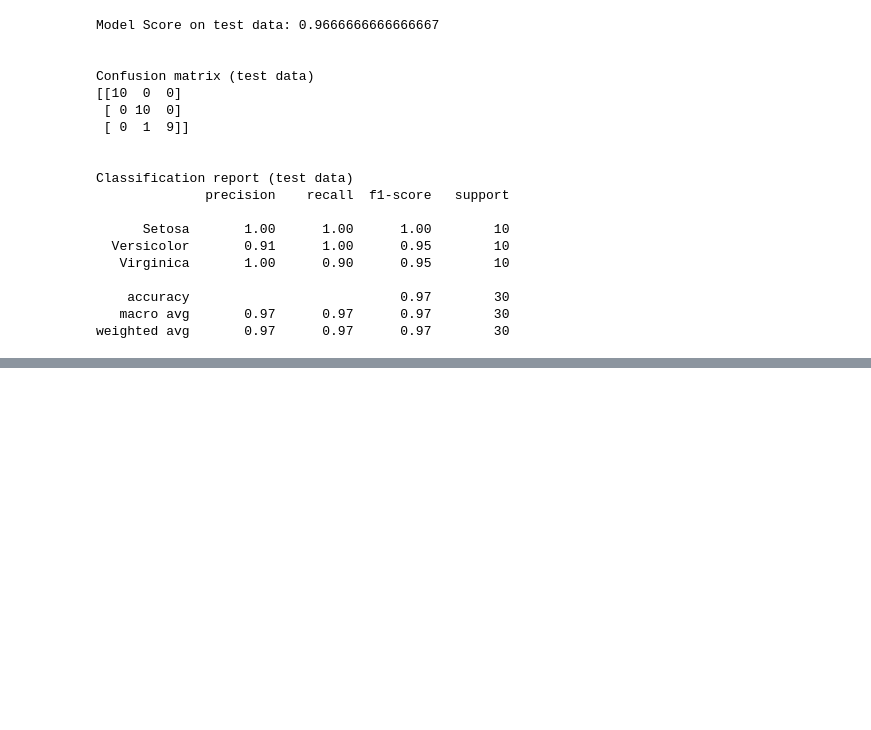
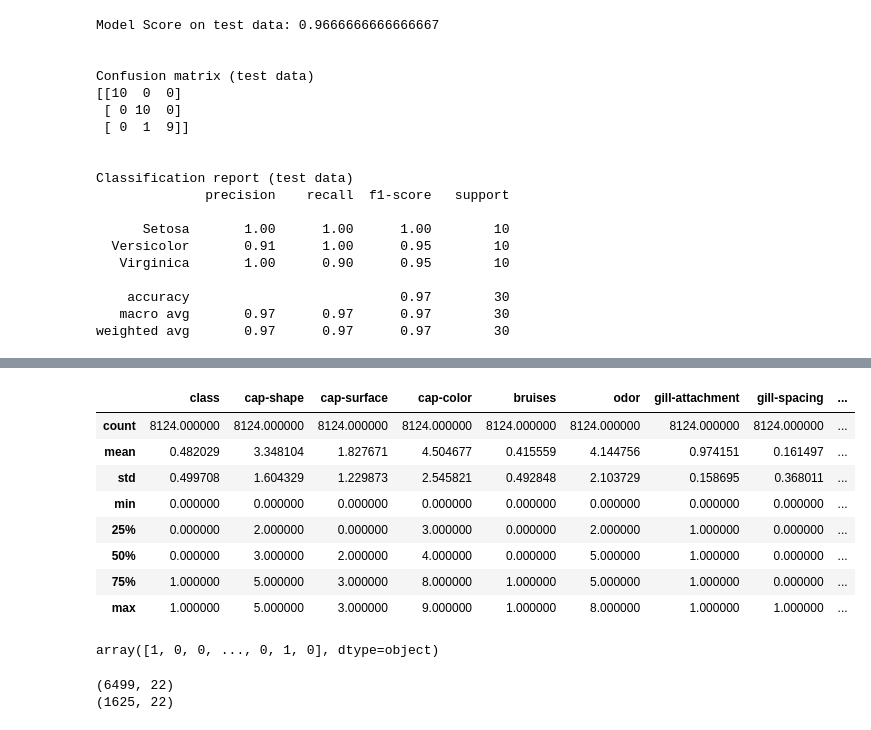
Before and after one commit to dheerajrathee/IADS_SummerSchool_2019, a Jupyter notebook: GradientBoostingClassifier_IADS2019.ipynb, the cells around one changed output, grey strips where cells are left out. Saved outputs shown, nothing was run; the diff lists cells and outputs as text; code cells hidden in the pictures; blank space fills up the shorter version.

```diff
--- a/GradientBoostingClassifier_IADS2019.ipynb
+++ b/GradientBoostingClassifier_IADS2019.ipynb
@@ -197,0 +213,3 @@ weighted avg       0.97      0.97      0.97        30
+# %%
+#load data
+mushData = pd.read_csv('mushrooms.csv')
@@ -197,0 +263,7 @@ weighted avg       0.97      0.97      0.97        30
+# %%
+from sklearn.preprocessing import LabelEncoder
+labelencoder=LabelEncoder()
+for col in mushData.columns:
+    mushData[col] = labelencoder.fit_transform(mushData[col])
+
+mushData.head()
@@ -197,0 +277,24 @@ weighted avg       0.97      0.97      0.97        30
+# %%
+mushData.describe()
+# %% [output]
+|  | class | cap-shape | cap-surface | cap-color | bruises | odor | gill-attachment | gill-spacing | ... |
+| count | 8124.000000 | 8124.000000 | 8124.000000 | 8124.000000 | 8124.000000 | 8124.000000 | 8124.000000 | 8124.000000 | ... |
+| mean | 0.482029 | 3.348104 | 1.827671 | 4.504677 | 0.415559 | 4.144756 | 0.974151 | 0.161497 | ... |
+| std | 0.499708 | 1.604329 | 1.229873 | 2.545821 | 0.492848 | 2.103729 | 0.158695 | 0.368011 | ... |
+| min | 0.000000 | 0.000000 | 0.000000 | 0.000000 | 0.000000 | 0.000000 | 0.000000 | 0.000000 | ... |
+| 25% | 0.000000 | 2.000000 | 0.000000 | 3.000000 | 0.000000 | 2.000000 | 1.000000 | 0.000000 | ... |
+| 50% | 0.000000 | 3.000000 | 2.000000 | 4.000000 | 0.000000 | 5.000000 | 1.000000 | 0.000000 | ... |
+| 75% | 1.000000 | 5.000000 | 3.000000 | 8.000000 | 1.000000 | 5.000000 | 1.000000 | 0.000000 | ... |
+| max | 1.000000 | 5.000000 | 3.000000 | 9.000000 | 1.000000 | 8.000000 | 1.000000 | 1.000000 | ... |
+# %%
+target = mushData['class']
+np.array(target, dtype=pd.Series)
+# %% [output]
+array([1, 0, 0, ..., 0, 1, 0], dtype=object)
+# %%
+X_train, X_test, y_train, y_test = train_test_split(mushData.drop(['class'],axis='columns'), target, test_size=0.2,random_state=123, stratify=target)
+print(X_train.shape)
+print(X_test.shape)
+# %% [output]
+(6499, 22)
+(1625, 22)
```
Also changed, not shown: parts of 20 cells of this notebook.
